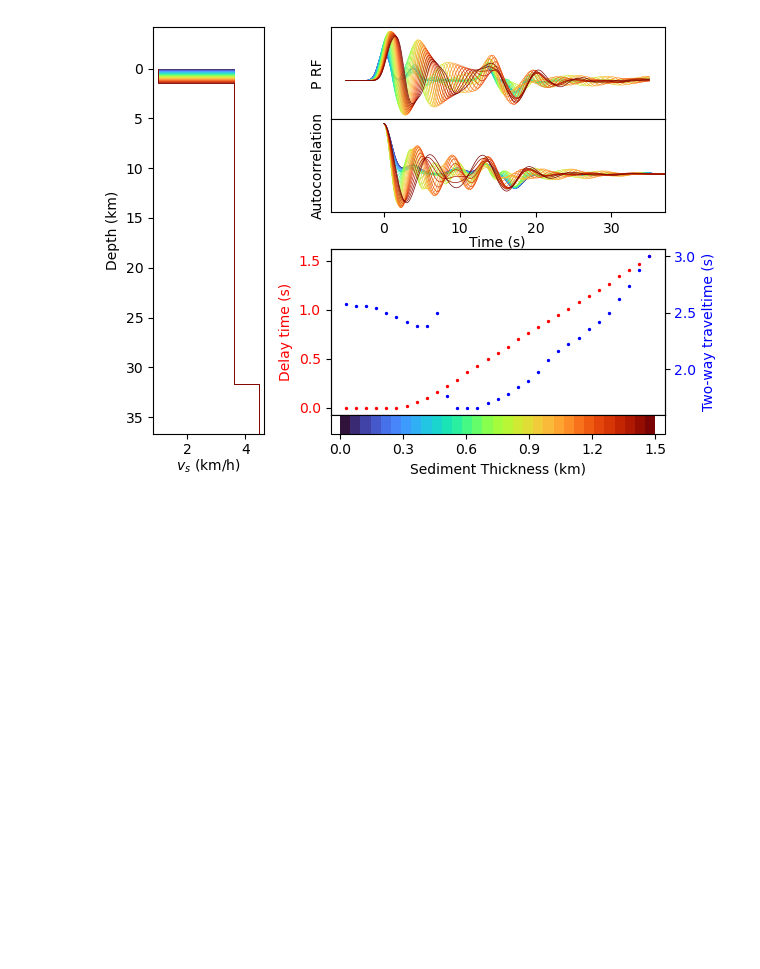
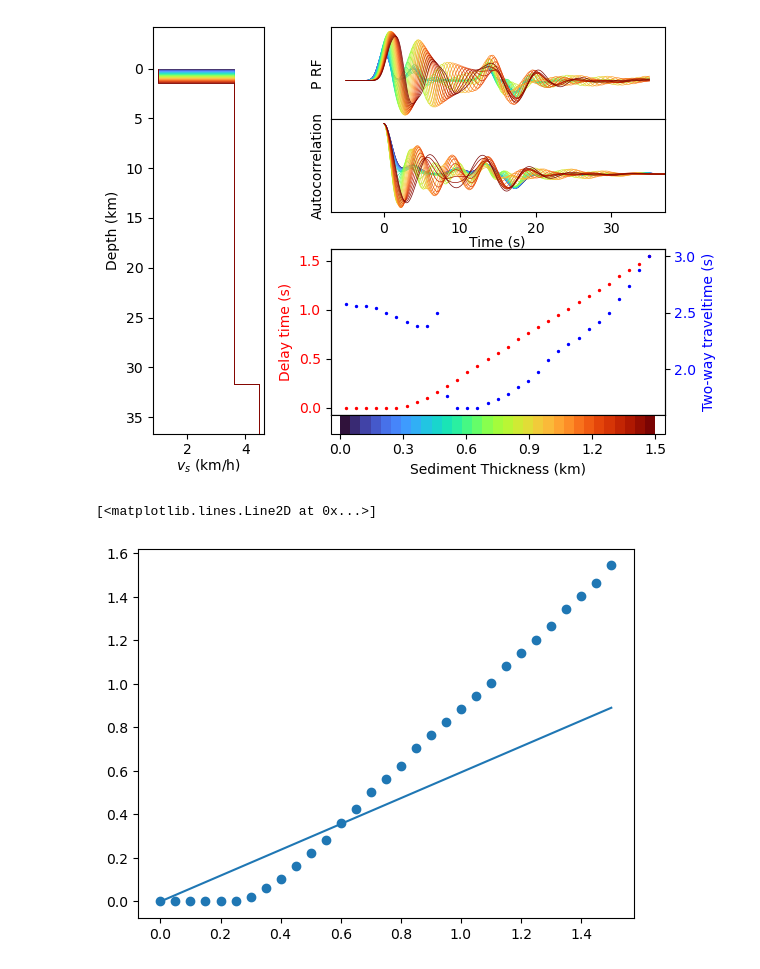
Before and after one commit to auggiemarignier/AusSedThick, a Jupyter notebook: aussedthickrf/forward_modelling.ipynb, the cells around one changed output. Saved outputs shown, nothing was run; the diff lists cells and outputs as text; code cells hidden in the pictures; blank space fills up the shorter version.

Commit message:
check shubh's predictive equation for tpsb

```diff
--- a/aussedthickrf/forward_modelling.ipynb
+++ b/aussedthickrf/forward_modelling.ipynb
@@ -268,3 +268,17 @@ cbar_ax.spines[["bottom", "left", "right"]].set_visible(False)
 plt.show()
 # %% [output]
 [figure]
+# %%
+# from Shub's paper Tpsb = (D * (Vps - Vss) / (Vps * Vss)) i.e. linear with slope determined by sediement velocities
+# assumes vertical incidence
+def calc_tpsb(D, vp, vs):
+    return (D * (vp - vs) / (vp * vs))
+
+vss = sed_velocity
+vps = brocher(vss)
+slope = (vps - vss) / (vps * vss)
+plt.scatter(sed_thicks, delays)
+plt.plot(sed_thicks, slope * sed_thicks)
+# %% [output]
+[<matplotlib.lines.Line2D at 0x...>]
+[figure, added]
```
